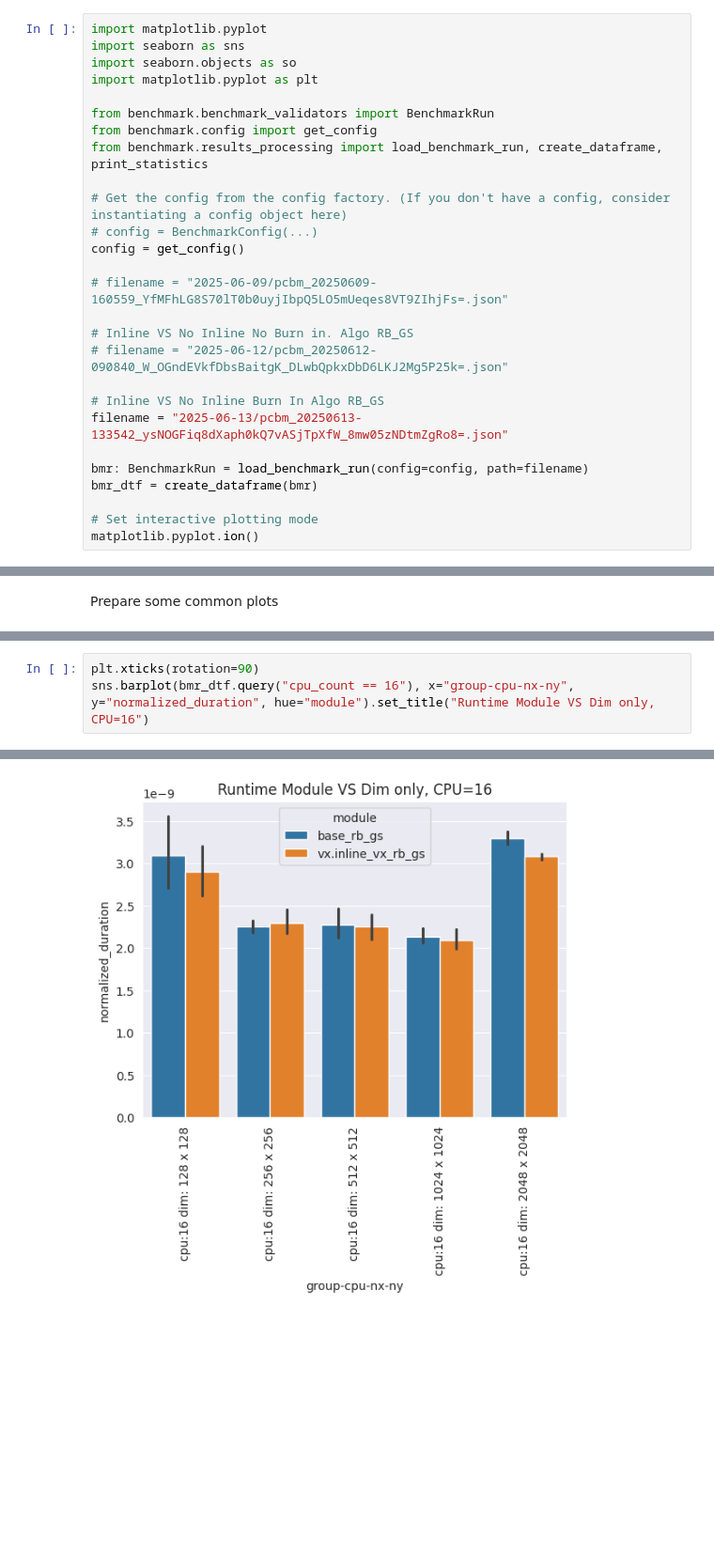
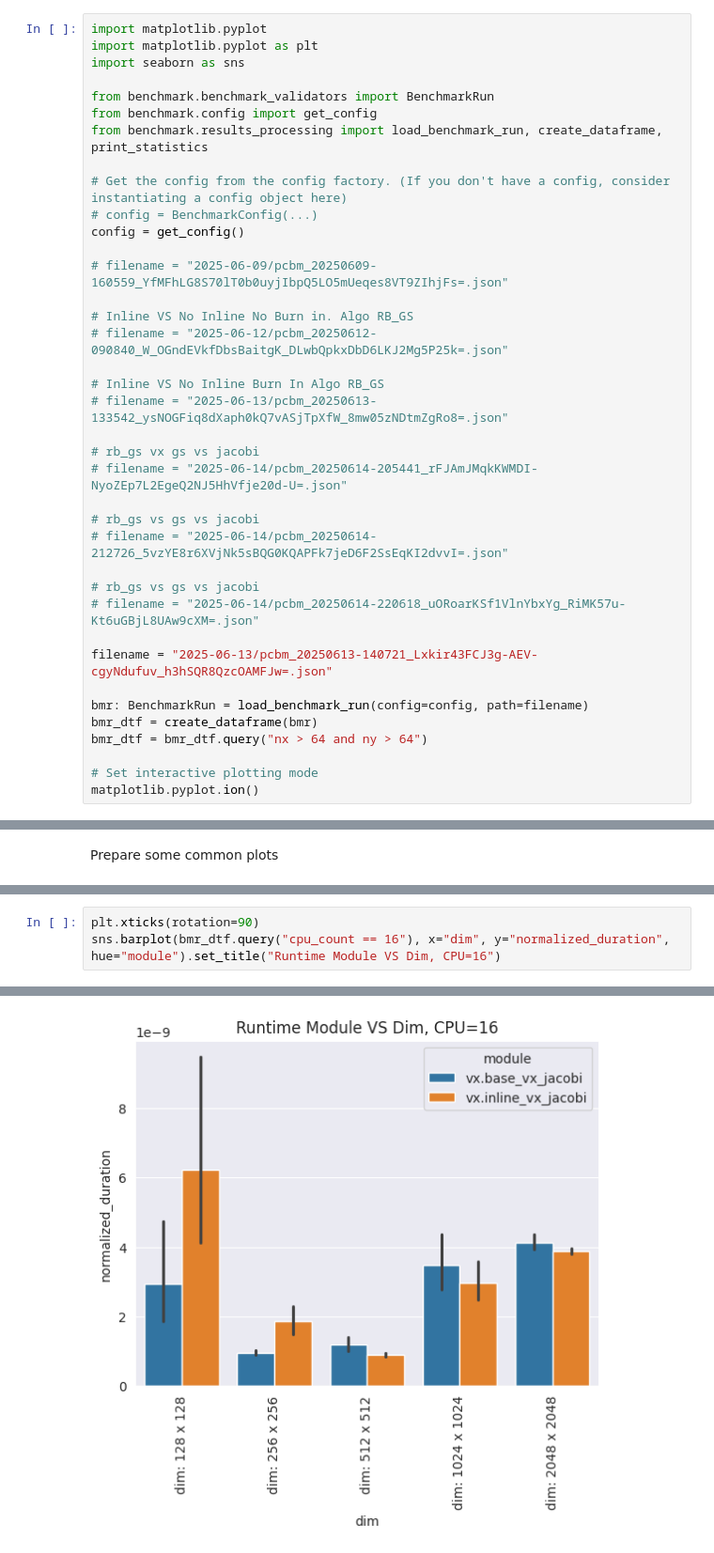
Before and after one commit to MarcelFerrari/Pyroclast, a Jupyter notebook: scripts/benchmarks/plot_results.ipynb, the cells around one changed output, grey strips where cells are left out. Shown at 94% size. Drawn from its saved outputs; the diff is of its cells as text; blank space fills up the shorter version.

```diff
--- a/scripts/benchmarks/plot_results.ipynb
+++ b/scripts/benchmarks/plot_results.ipynb
@@ -16,9 +16,8 @@ file, You can obtain one at https://mozilla.org/MPL/2.0/.
 Subsequent code frame loads all important variables for us to play with
 # %%
 import matplotlib.pyplot
+import matplotlib.pyplot as plt
 import seaborn as sns
-import seaborn.objects as so
-import matplotlib.pyplot as plt
 
 from benchmark.benchmark_validators import BenchmarkRun
 from benchmark.config import get_config
@@ -34,10 +33,22 @@ config = get_config()
 # filename = "2025-06-12/pcbm_20250612-090840_W_OGndEVkfDbsBaitgK_DLwbQpkxDbD6LKJ2Mg5P25k=.json"
 
 # Inline VS No Inline Burn In Algo RB_GS
-filename = "2025-06-13/pcbm_20250613-133542_ysNOGFiq8dXaph0kQ7vASjTpXfW_8mw05zNDtmZgRo8=.json"
+# filename = "2025-06-13/pcbm_20250613-133542_ysNOGFiq8dXaph0kQ7vASjTpXfW_8mw05zNDtmZgRo8=.json"
+
+# rb_gs vx gs vs jacobi
+# filename = "2025-06-14/pcbm_20250614-205441_rFJAmJMqkKWMDI-NyoZEp7L2EgeQ2NJ5HhVfje20d-U=.json"
+
+# rb_gs vs gs vs jacobi
+# filename = "2025-06-14/pcbm_20250614-212726_5vzYE8r6XVjNk5sBQG0KQAPFk7jeD6F2SsEqKI2dvvI=.json"
+
+# rb_gs vs gs vs jacobi
+# filename = "2025-06-14/pcbm_20250614-220618_uORoarKSf1VlnYbxYg_RiMK57u-Kt6uGBjL8UAw9cXM=.json"
+
+filename = "2025-06-13/pcbm_20250613-140721_Lxkir43FCJ3g-AEV-cgyNdufuv_h3hSQR8QzcOAMFJw=.json"
 
 bmr: BenchmarkRun = load_benchmark_run(config=config, path=filename)
 bmr_dtf = create_dataframe(bmr)
+bmr_dtf = bmr_dtf.query("nx > 64 and ny > 64")
 
 # Set interactive plotting mode
 matplotlib.pyplot.ion()
@@ -86,4 +102,4 @@ Text(0.5, 1.0, 'Runtime Module VS cpu x dim')
 # %%
 plt.xticks(rotation=90)
-sns.barplot(bmr_dtf.query("cpu_count == 16"), x="group-cpu-nx-ny", y="normalized_duration", hue="module").set_title("Runtime Module VS Dim only, CPU=16")
+sns.barplot(bmr_dtf.query("cpu_count == 16"), x="dim", y="normalized_duration", hue="module").set_title("Runtime Module VS Dim, CPU=16")
 # %% [output]
@@ -91,3 +107,3 @@ Text(0.5, 1.0, 'Runtime Module VS Dim only, CPU=16')
-[figure, old version]
+[figure, new version]
 # %%
 plt.xticks(rotation=90)
```
Also changed, not shown: parts of 10 cells of this notebook.
